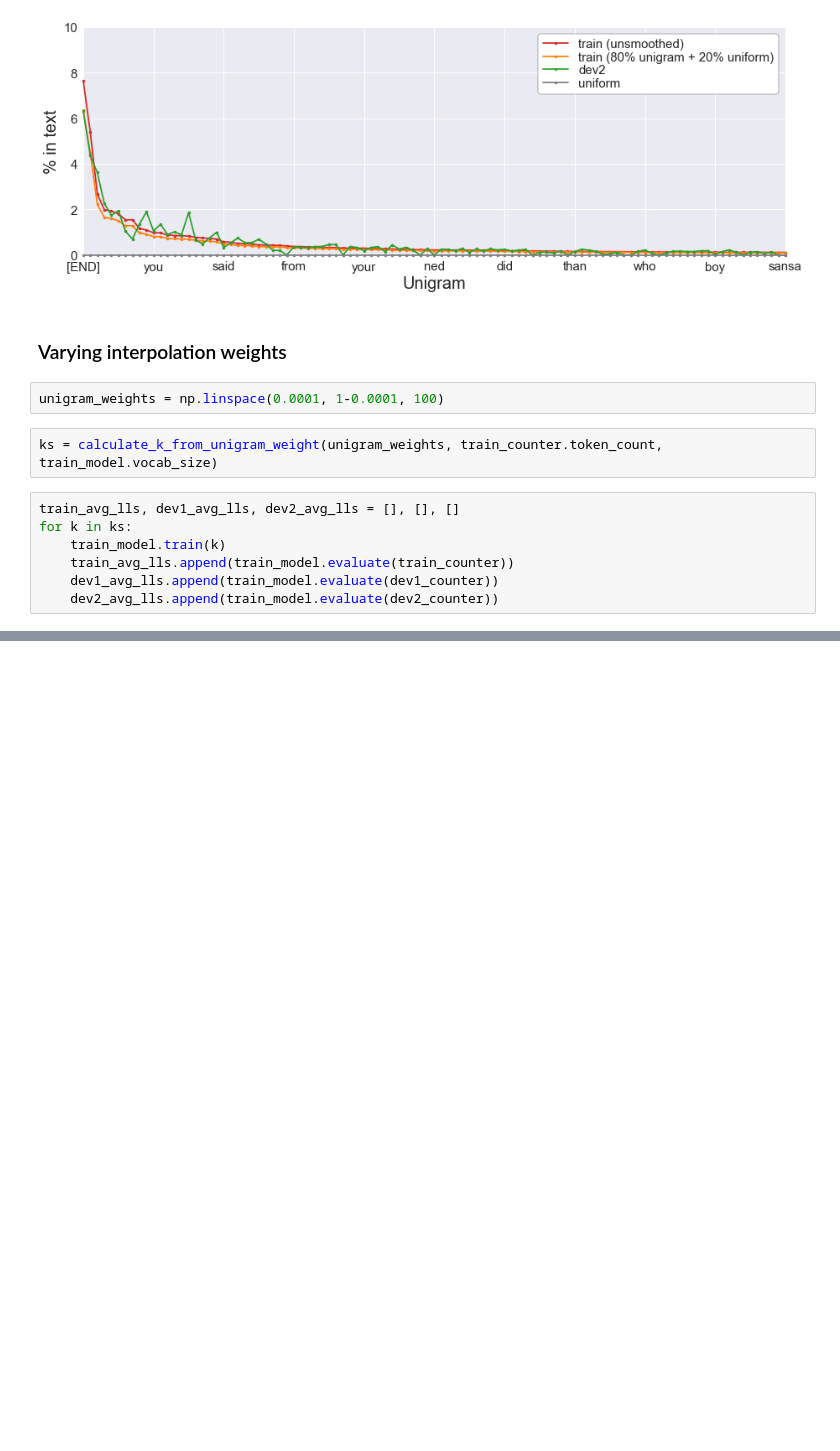
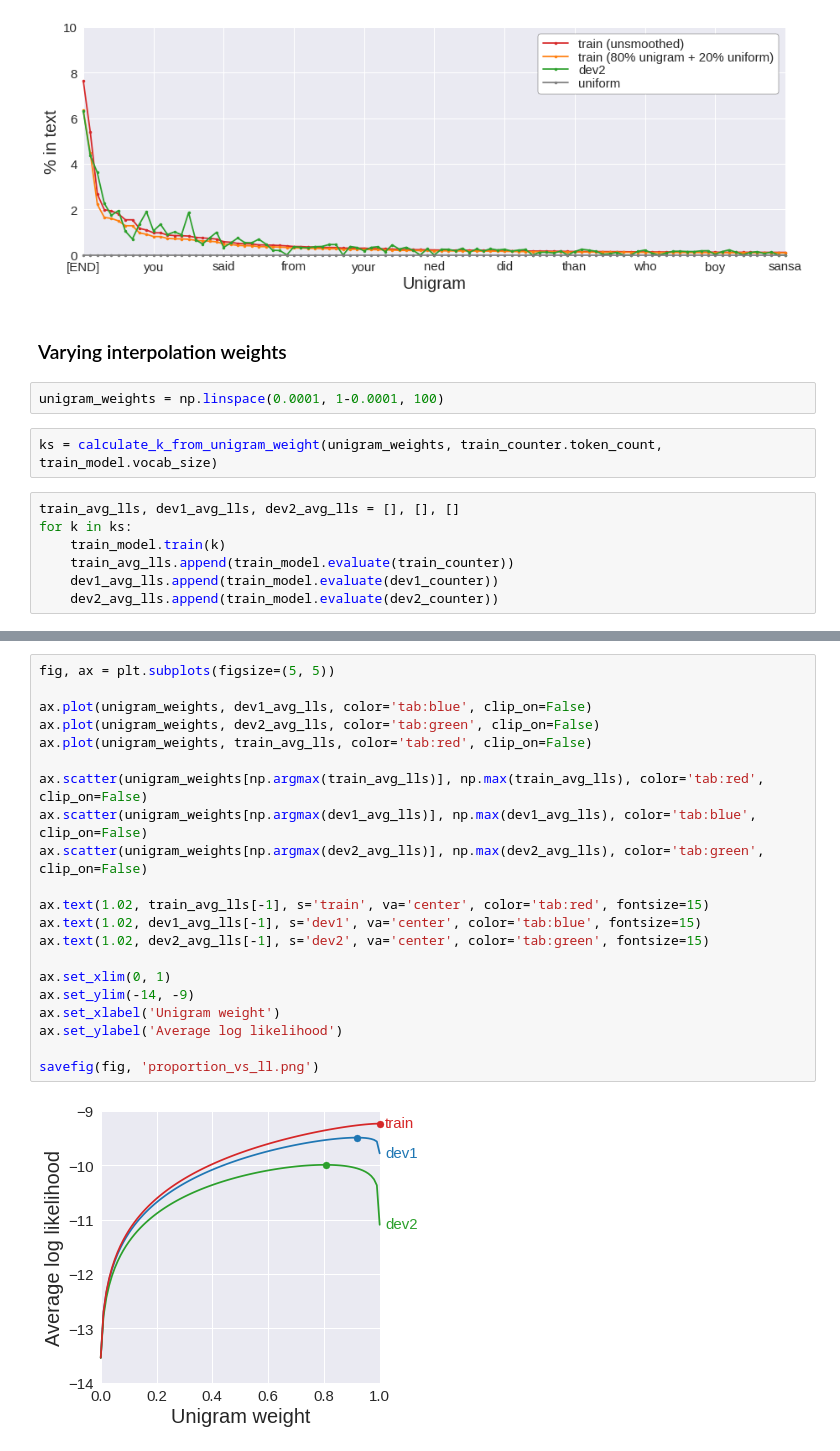
Before and after one commit to khanhnguyendata/ngram, a Jupyter notebook: analysis/part1.ipynb, the cells around one changed output, grey strips where cells are left out. Cells and saved outputs as stored; diff of their text form; blank space fills up the shorter version.

```diff
--- a/analysis/part1.ipynb
+++ b/analysis/part1.ipynb
@@ -192,0 +198,23 @@ savefig(fig, 'proportion_vs_ll.png')
+# %%
+fig, ax = plt.subplots(figsize=(5, 5))
+
+ax.plot(unigram_weights, dev1_avg_lls, color='tab:blue', clip_on=False)
+ax.plot(unigram_weights, dev2_avg_lls, color='tab:green', clip_on=False)
+ax.plot(unigram_weights, train_avg_lls, color='tab:red', clip_on=False)
+
+ax.scatter(unigram_weights[np.argmax(train_avg_lls)], np.max(train_avg_lls), color='tab:red', clip_on=False)
+ax.scatter(unigram_weights[np.argmax(dev1_avg_lls)], np.max(dev1_avg_lls), color='tab:blue', clip_on=False)
+ax.scatter(unigram_weights[np.argmax(dev2_avg_lls)], np.max(dev2_avg_lls), color='tab:green', clip_on=False)
+
+ax.text(1.02, train_avg_lls[-1], s='train', va='center', color='tab:red', fontsize=15)
+ax.text(1.02, dev1_avg_lls[-1], s='dev1', va='center', color='tab:blue', fontsize=15)
+ax.text(1.02, dev2_avg_lls[-1], s='dev2', va='center', color='tab:green', fontsize=15)
+
+ax.set_xlim(0, 1)
+ax.set_ylim(-14, -9)
+ax.set_xlabel('Unigram weight')
+ax.set_ylabel('Average log likelihood')
+
+savefig(fig, 'proportion_vs_ll.png')
+# %% [output]
+[figure, added]
```
Also changed, not shown: parts of 3 cells of this notebook, 5 other files.
